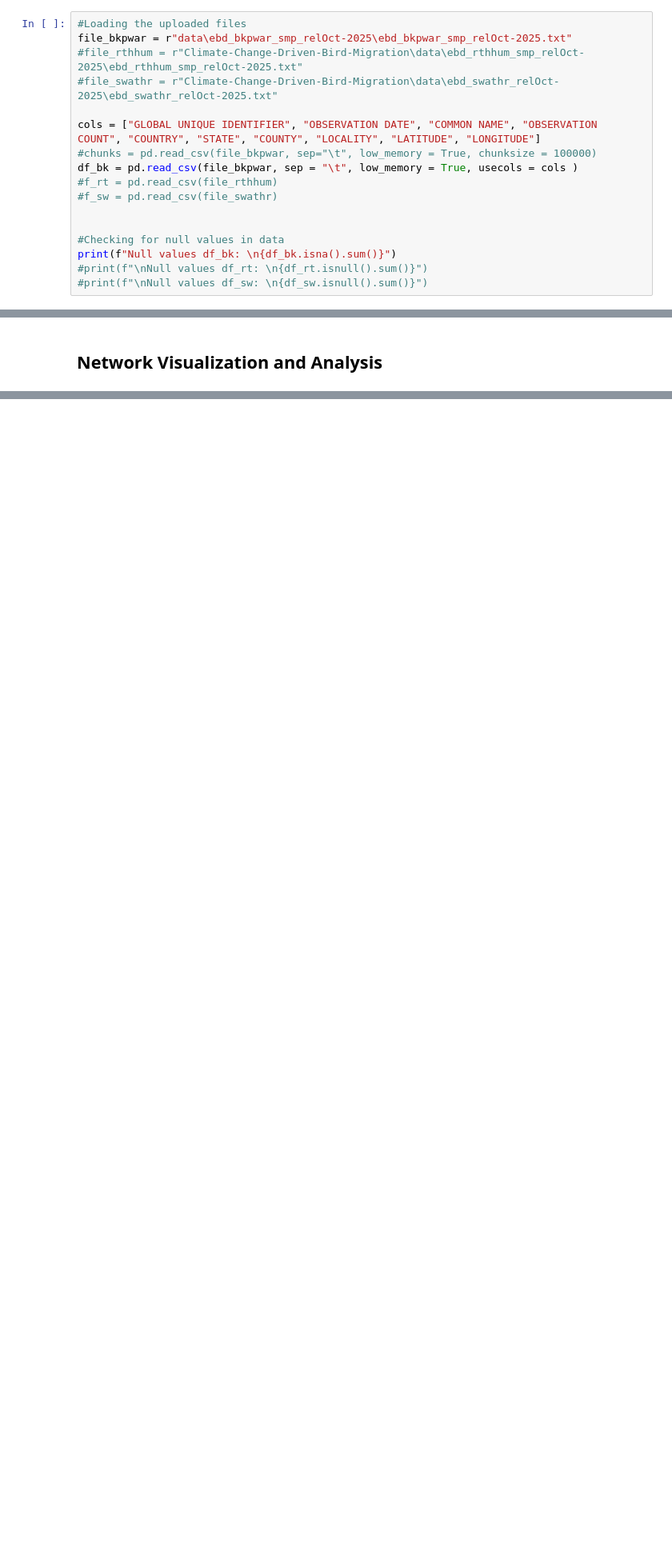
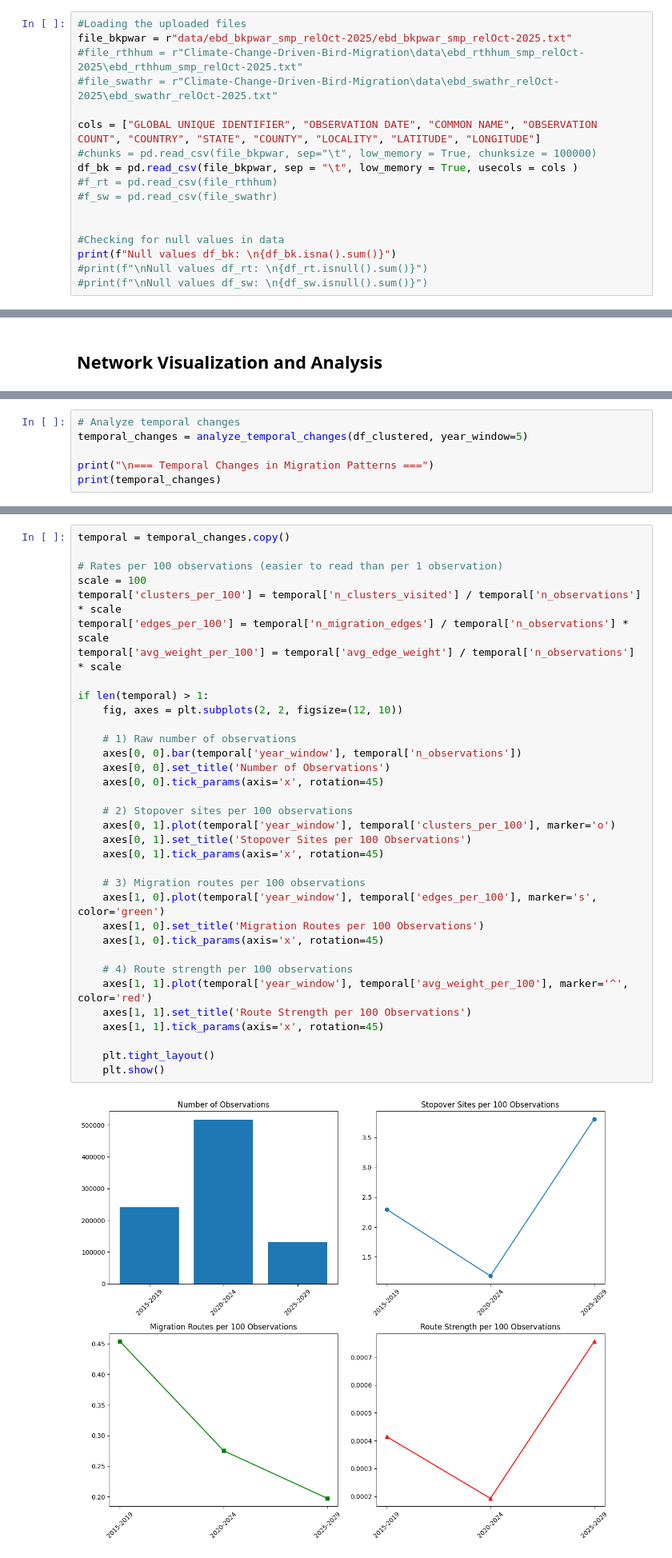
Before and after one commit to manasi2905/Climate-Change-Driven-Bird-Migration, a Jupyter notebook: intial_analysis_multispecies_2.ipynb, the cells around one changed output, grey strips where cells are left out. Shown at 80% size. Cells and saved outputs as stored; diff of their text form; blank space fills up the shorter version.

```diff
--- a/intial_analysis_multispecies_2.ipynb
+++ b/intial_analysis_multispecies_2.ipynb
@@ -11,6 +12,6 @@ import folium
 # %%
 #Loading the uploaded files
-file_bkpwar = r"data\ebd_bkpwar_smp_relOct-2025\ebd_bkpwar_smp_relOct-2025.txt"
+file_bkpwar = r"data/ebd_bkpwar_smp_relOct-2025/ebd_bkpwar_smp_relOct-2025.txt"
 #file_rthhum = r"Climate-Change-Driven-Bird-Migration\data\ebd_rthhum_smp_relOct-2025\ebd_rthhum_smp_relOct-2025.txt"
 #file_swathr = r"Climate-Change-Driven-Bird-Migration\data\ebd_swathr_relOct-2025\ebd_swathr_relOct-2025.txt"
 
@@ -538,0 +589,6 @@ Generating visualizations...
+# %%
+# Analyze temporal changes
+temporal_changes = analyze_temporal_changes(df_clustered, year_window=5)
+
+print("\n=== Temporal Changes in Migration Patterns ===")
+print(temporal_changes)
@@ -661,0 +635,36 @@ Data exported to 'migration_nodes.csv' and 'migration_edges.csv'
+# %%
+temporal = temporal_changes.copy()
+
+# Rates per 100 observations (easier to read than per 1 observation)
+scale = 100
+temporal['clusters_per_100'] = temporal['n_clusters_visited'] / temporal['n_observations'] * scale
+temporal['edges_per_100'] = temporal['n_migration_edges'] / temporal['n_observations'] * scale
+temporal['avg_weight_per_100'] = temporal['avg_edge_weight'] / temporal['n_observations'] * scale
+
+if len(temporal) > 1:
+    fig, axes = plt.subplots(2, 2, figsize=(12, 10))
+
+    # 1) Raw number of observations
+    axes[0, 0].bar(temporal['year_window'], temporal['n_observations'])
+    axes[0, 0].set_title('Number of Observations')
+    axes[0, 0].tick_params(axis='x', rotation=45)
+
+    # 2) Stopover sites per 100 observations
+    axes[0, 1].plot(temporal['year_window'], temporal['clusters_per_100'], marker='o')
+    axes[0, 1].set_title('Stopover Sites per 100 Observations')
+    axes[0, 1].tick_params(axis='x', rotation=45)
+
+    # 3) Migration routes per 100 observations
+    axes[1, 0].plot(temporal['year_window'], temporal['edges_per_100'], marker='s', color='green')
+    axes[1, 0].set_title('Migration Routes per 100 Observations')
+    axes[1, 0].tick_params(axis='x', rotation=45)
+
+    # 4) Route strength per 100 observations
+    axes[1, 1].plot(temporal['year_window'], temporal['avg_weight_per_100'], marker='^', color='red')
+    axes[1, 1].set_title('Route Strength per 100 Observations')
+    axes[1, 1].tick_params(axis='x', rotation=45)
+
+    plt.tight_layout()
+    plt.show()
+# %% [output]
+[figure, added]
```
Also changed, not shown: parts of 20 cells of this notebook, 4 other files.
